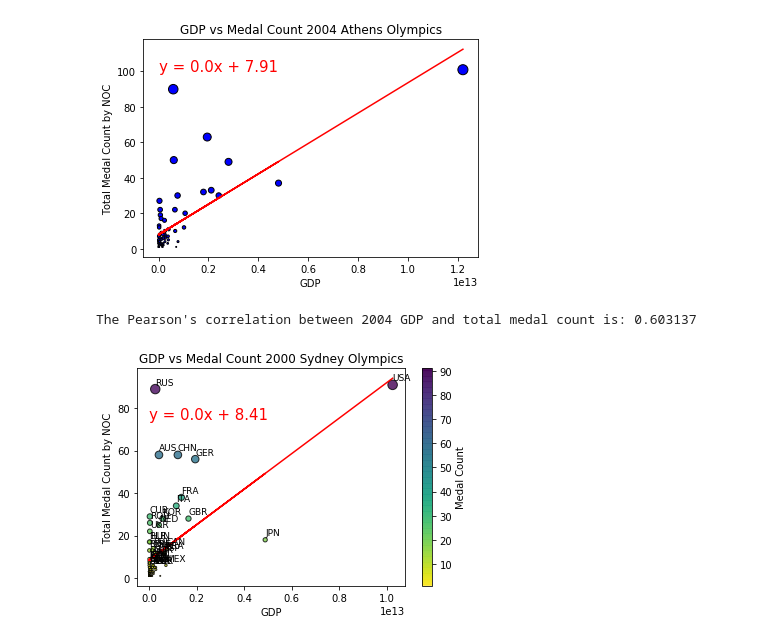
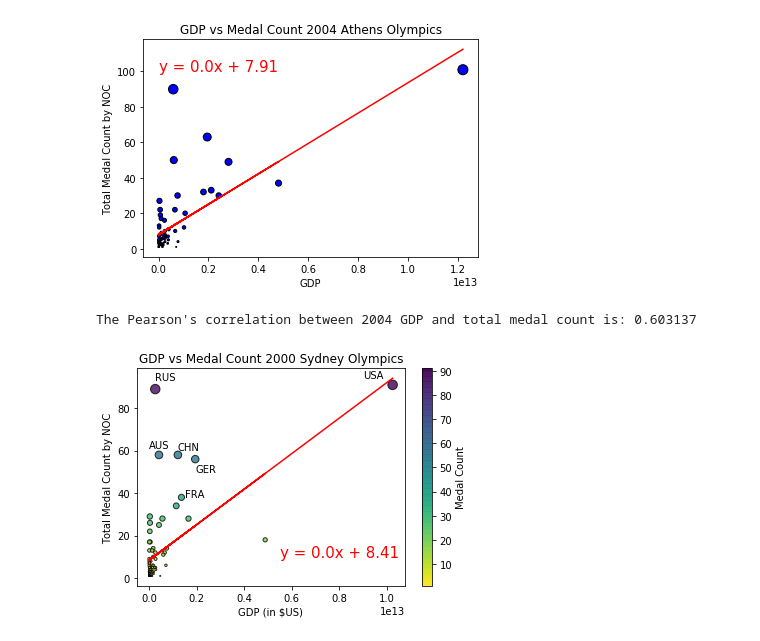
Before and after one commit to tysorensen/project1-group1, a Jupyter notebook: olympic_data_angie.ipynb, the cells around one changed output. Drawn from its saved outputs; the diff is of its cells as text; code cells hidden in the pictures.

Commit message:
Version 2.0 colormap and labels for 2000 Olympic data

```diff
--- a/olympic_data_angie.ipynb
+++ b/olympic_data_angie.ipynb
@@ -262,41 +262,40 @@ merge_2000 = pd.merge(final_medal_count_by_NOC_2000, gdp_NOC_2000, on="NOC", how
 merge_2000["Reformatted"] = (merge_2000["2000"]/1000000000).apply(lambda x: "${:,.2f}BB".format(x))
 clean_merge_2000 = merge_2000.dropna(how="any")
 
 # Scatter plot of medal count and gdp for 2000 Olympic medal winners to see
 # if there is a correlation between GDP and medal count.  Also adding linear regression
 medal_count = clean_merge_2000["Medal_Count"]
 gdp = clean_merge_2000["2000"]
 
 # Calculate regression line
 x_values = gdp
 y_values = medal_count
 noc_types = clean_merge_2000["NOC"]
 (slope, intercept, rvalue, pvalue, stderr) = linregress(x_values , y_values)
 regress_values = x_values * slope + intercept
 line_eq = "y = " + str(round(slope,2)) + "x + " + str(round(intercept,2))
 
 # Create scatterplot, colormap
 c = clean_merge_2000["Medal_Count"]
 plt.scatter(x_values, y_values,  marker="o", facecolors="blue", edgecolor="black", s=medal_count,
            c=c, cmap = 'viridis_r', alpha=0.8)
 plt.plot(x_values, regress_values, "r-")
-plt.annotate(line_eq, (1, 75), fontsize=15, color="red")
+plt.annotate(line_eq, (5500000000000, 10), fontsize=15, color="red")
 cbar = plt.colorbar()
 cbar.set_label('Medal Count')
 plt.title("GDP vs Medal Count 2000 Sydney Olympics")
-plt.xlabel("GDP")
+plt.xlabel("GDP (in $US)")
 plt.ylabel("Total Medal Count by NOC")
 
-# Add labels
-try:
-    for i,type in enumerate(noc_types):
-        x = x_values[i]
-        y = y_values[i]
-        plt.text(x+1, y+2, type, fontsize=9)
-except (KeyError):
-    print(" ")
+# Add labels to top medal count winners
+plt.text(9000000000000, 94, "USA")
+plt.text(259710142196, 93, "RUS")
+plt.text(10000000000, 61, "AUS")
+plt.text(1211346869605, 60, "CHN")
+plt.text(1943145384190, 50, "GER")
+plt.text(1500000000000, 38, "FRA")
 
 print(f"The Pearson's correlation between 2004 GDP and total medal count is: {round(rvalue, 6)}")
 # %% [output]
 The Pearson's correlation between 2004 GDP and total medal count is: 0.603137
-[figure, old version]
+[figure, new version]
```
